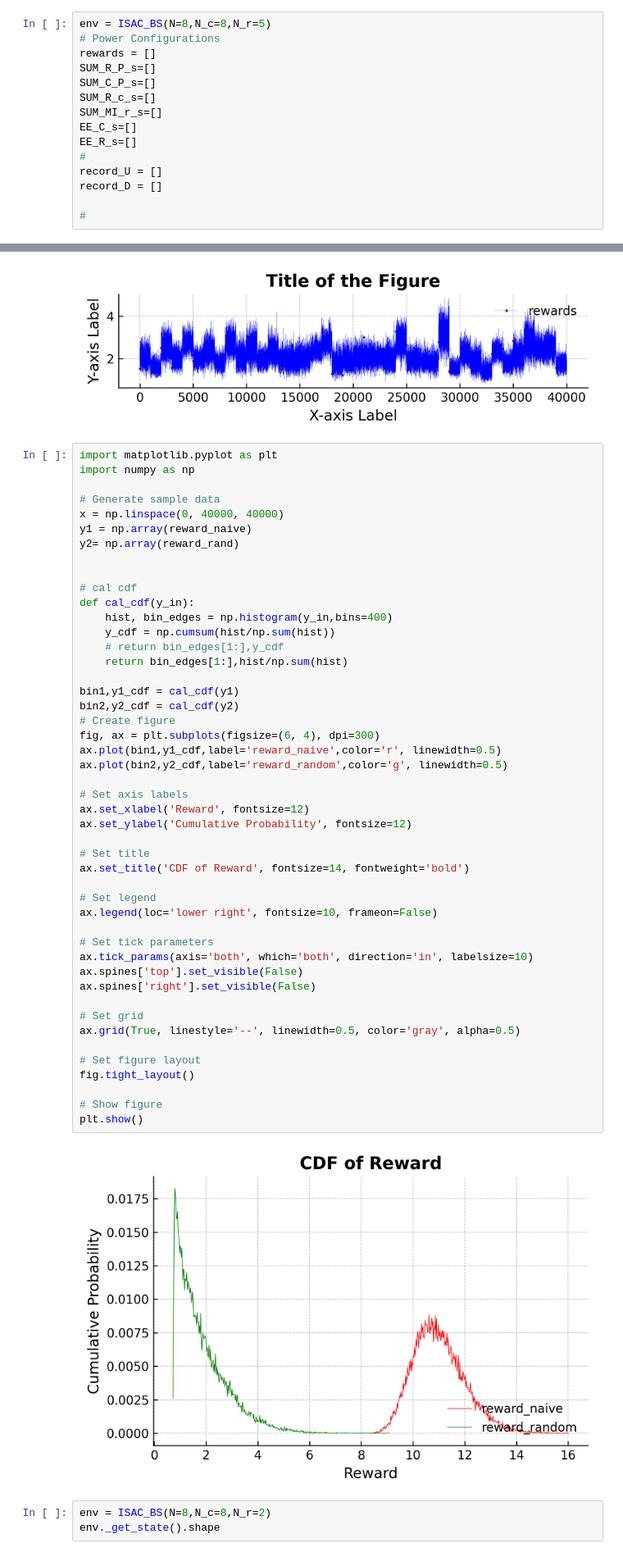
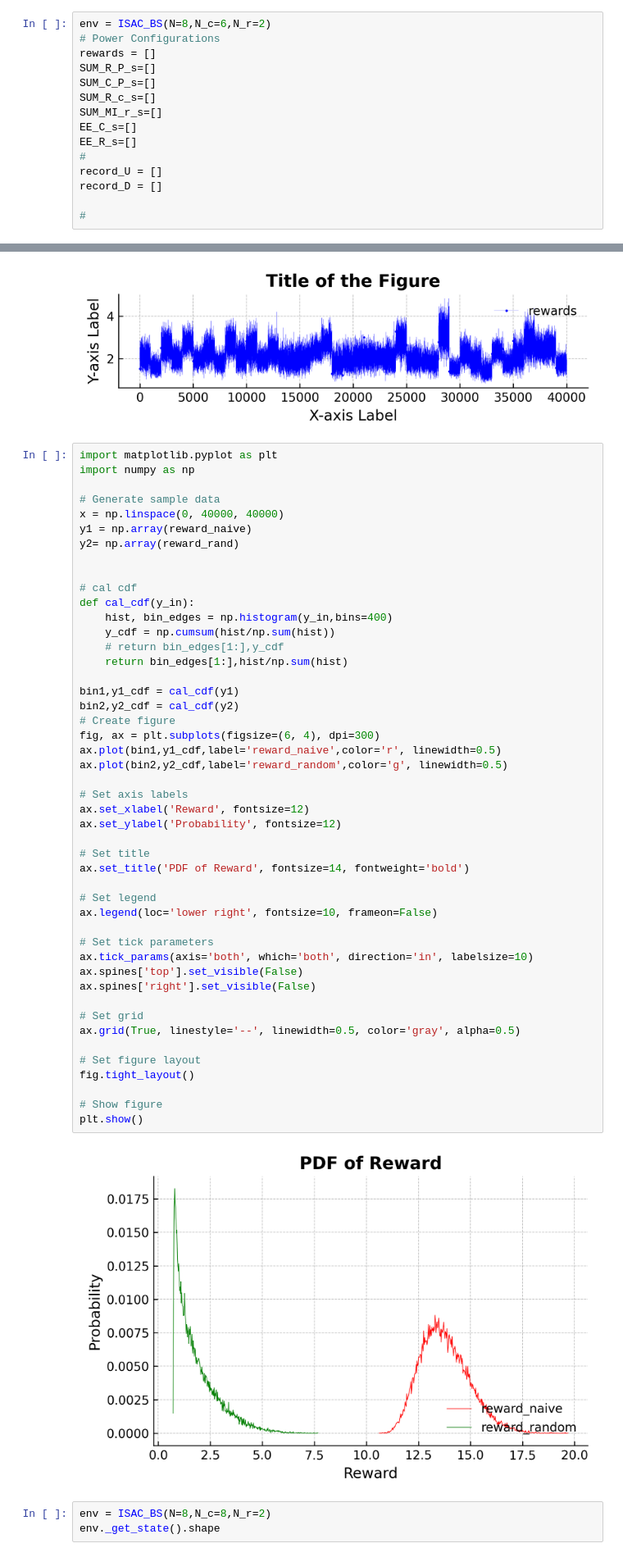
Before and after one commit to Aplacaca/Deep-Reinforcement-Learning-Empowered-OFDM-Subcarrier-Allocation-in-ISAC, a Jupyter notebook: test.ipynb, the cells around one changed output, grey strips where cells are left out. Shown at 82% size. Cells and saved outputs as stored; diff of their text form.

```diff
--- a/test.ipynb
+++ b/test.ipynb
@@ -4,7 +4,7 @@ import pdb
 from env.ofdm_env import ISAC_BS
 from copy import deepcopy
 # %%
-env = ISAC_BS(N=8,N_c=8,N_r=5)
+env = ISAC_BS(N=8,N_c=6,N_r=2)
 # Power Configurations
 rewards = []
 SUM_R_P_s=[]
@@ -176,36 +192,36 @@ def cal_cdf(y_in):
 
 bin1,y1_cdf = cal_cdf(y1)
 bin2,y2_cdf = cal_cdf(y2)
 # Create figure
 fig, ax = plt.subplots(figsize=(6, 4), dpi=300)
 ax.plot(bin1,y1_cdf,label='reward_naive',color='r', linewidth=0.5)
 ax.plot(bin2,y2_cdf,label='reward_random',color='g', linewidth=0.5)
 
 # Set axis labels
 ax.set_xlabel('Reward', fontsize=12)
-ax.set_ylabel('Cumulative Probability', fontsize=12)
+ax.set_ylabel('Probability', fontsize=12)
 
 # Set title
-ax.set_title('CDF of Reward', fontsize=14, fontweight='bold')
+ax.set_title('PDF of Reward', fontsize=14, fontweight='bold')
 
 # Set legend
 ax.legend(loc='lower right', fontsize=10, frameon=False)
 
 # Set tick parameters
 ax.tick_params(axis='both', which='both', direction='in', labelsize=10)
 ax.spines['top'].set_visible(False)
 ax.spines['right'].set_visible(False)
 
 # Set grid
 ax.grid(True, linestyle='--', linewidth=0.5, color='gray', alpha=0.5)
 
 # Set figure layout
 fig.tight_layout()
 
 # Show figure
 plt.show()
 # %% [output]
-[figure, old version]
+[figure, new version]
 # %%
 env = ISAC_BS(N=8,N_c=8,N_r=2)
 env._get_state().shape
```
Also changed, not shown: parts of 1 cell of this notebook, 3 other files.
